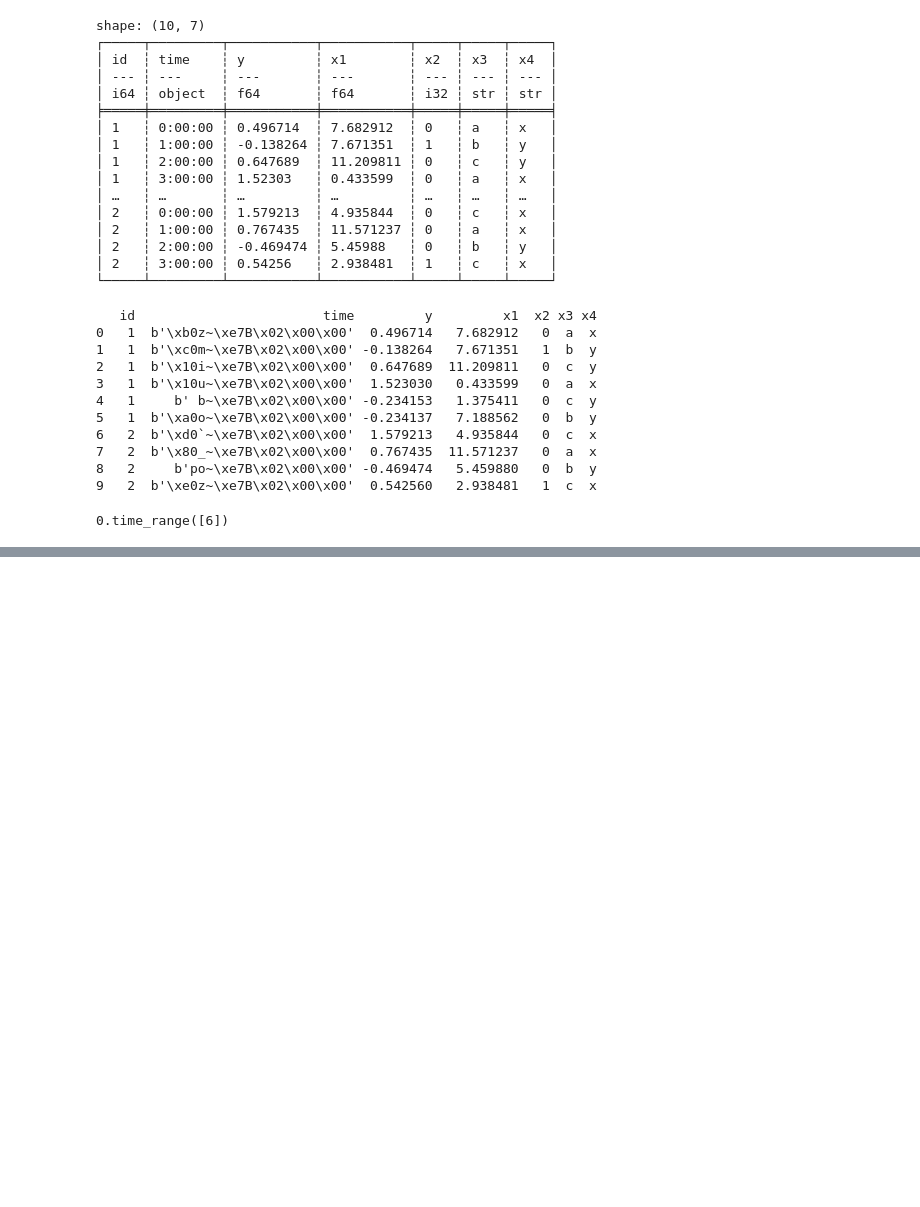
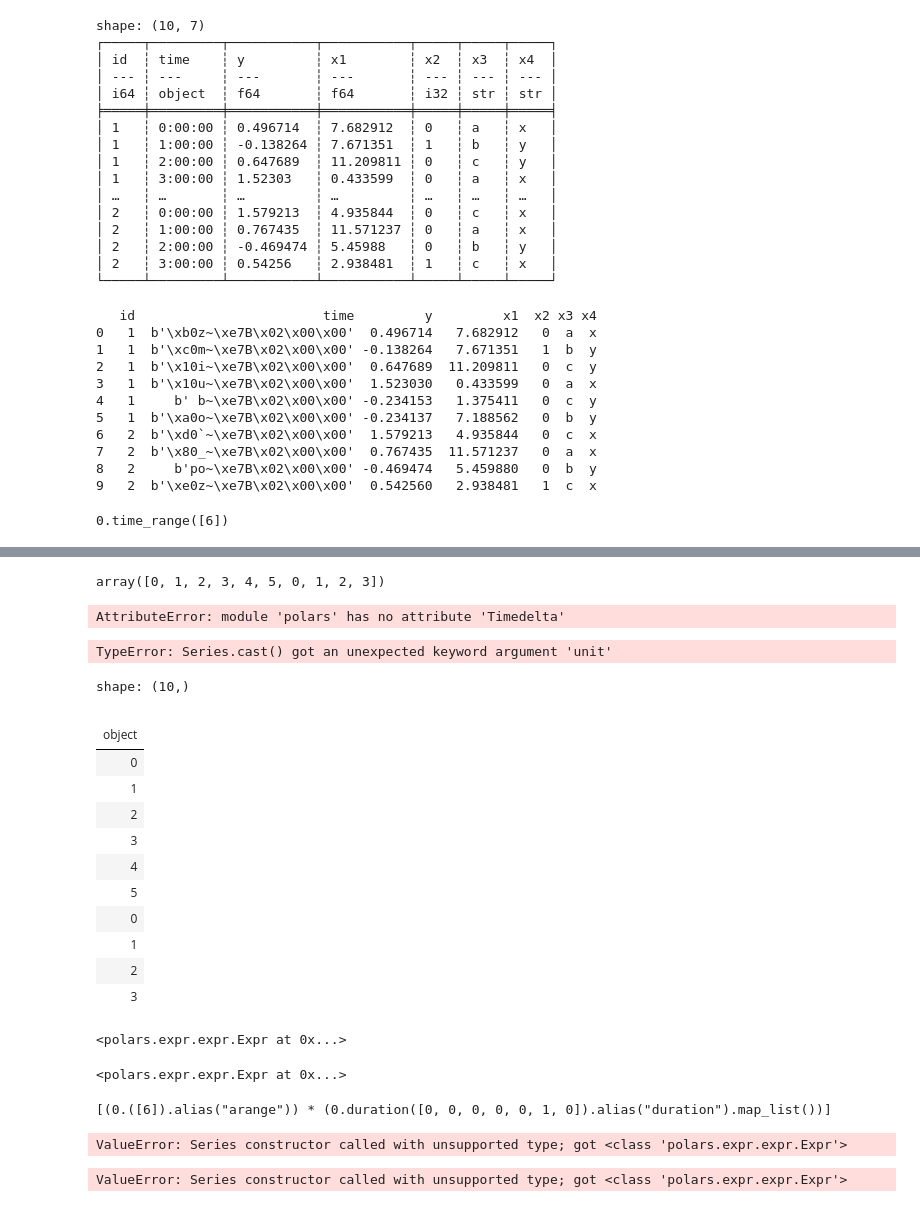
Before and after one commit to rvandewater/ReciPys, a Jupyter notebook: debug.ipynb, the cells around one changed output, grey strips where cells are left out. Cells and saved outputs as stored; diff of their text form; code cells hidden in the pictures; blank space fills up the shorter version.

```diff
--- a/debug.ipynb
+++ b/debug.ipynb
@@ -76,0 +148,52 @@ print(timerange)
+# %%
+values
+# %% [output]
+array([0, 1, 2, 3, 4, 5, 0, 1, 2, 3])
+# %%
+polar_series = pl.Series(values, dtype=pl.).to_timedelta(unit="h")
+# %% [output]
+AttributeError: module 'polars' has no attribute 'Timedelta'
+# %%
+polar_series = pl.Series(values, dtype=pl.Duration).cast(pl.Duration, unit="h")
+# %% [output]
+TypeError: Series.cast() got an unexpected keyword argument 'unit'
+# %%
+values = np.concatenate((np.arange(6), np.arange(4)))
+timedeltas = np.array(values, dtype=timedelta)
+polar_series = pl.Series(timedeltas)
+# %%
+polar_series
+# %% [output]
+shape: (10,)
+|  |
+| object |
+| 0 |
+| 1 |
+| 2 |
+| 3 |
+| 4 |
+| 5 |
+| 0 |
+| 1 |
+| 2 |
+| 3 |
+# %%
+pl.duration(hours=1)
+# %% [output]
+<polars.expr.expr.Expr at 0x...>
+# %%
+pl.arange(0,6)*pl.duration(hours=1)
+# %% [output]
+<polars.expr.expr.Expr at 0x...>
+# %%
+print(pl.arange(0,6)*pl.duration(hours=1).inspect())
+# %% [output]
+[(0.([6]).alias("arange")) * (0.duration([0, 0, 0, 0, 0, 1, 0]).alias("duration").map_list())]
+# %%
+pl.Series(pl.arange(0,6))
+# %% [output]
+ValueError: Series constructor called with unsupported type; got <class 'polars.expr.expr.Expr'>
+# %%
+pl.Series(pl.arange(0,6)).cast(pl.Duration, unit="h")
+# %% [output]
+ValueError: Series constructor called with unsupported type; got <class 'polars.expr.expr.Expr'>
```
Also changed, not shown: parts of 24 cells of this notebook, 4 other files.
